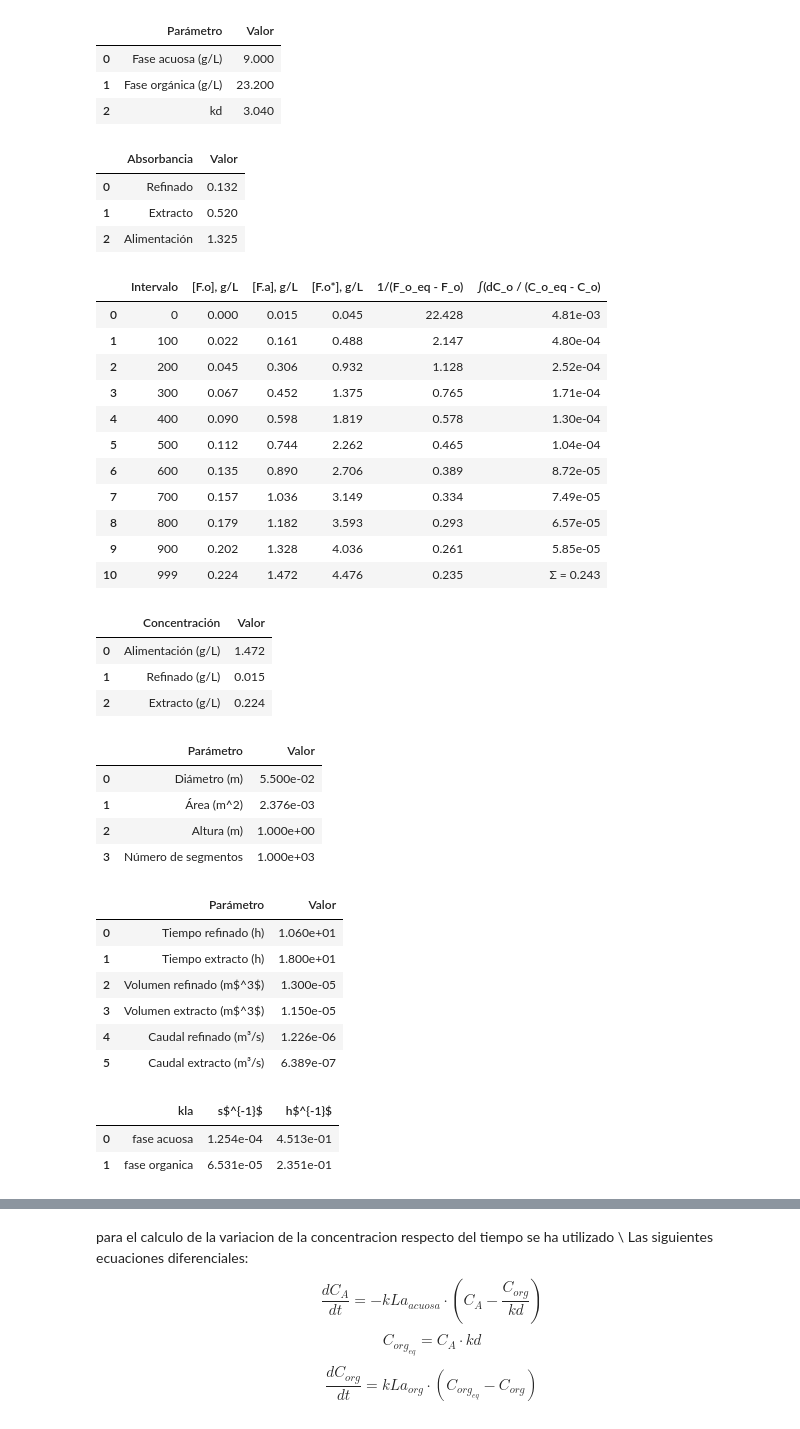
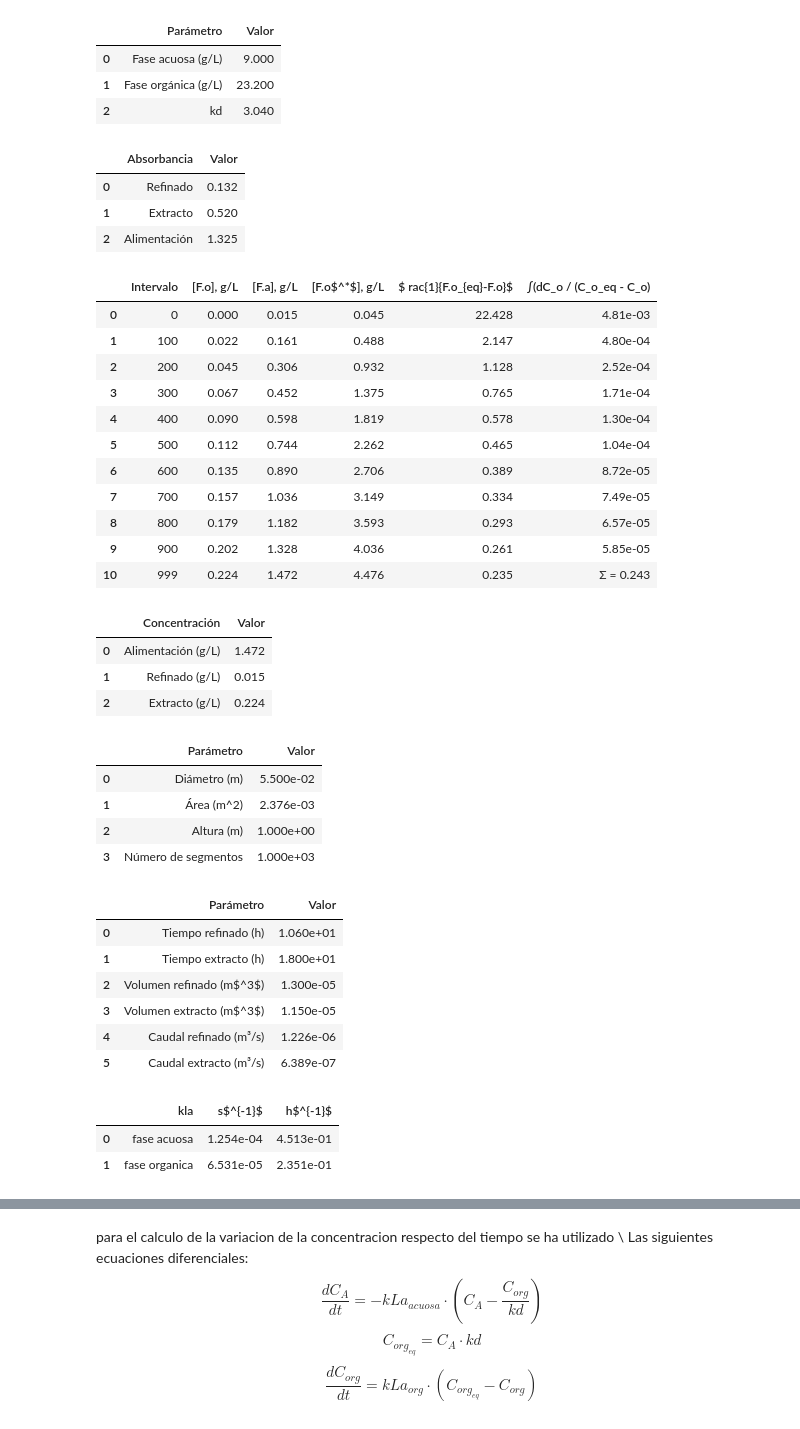
Before and after one commit to ChristianPh404/exp2, a Jupyter notebook: pract13.ipynb, the cells around one changed output, grey strips where cells are left out. Cells and saved outputs as stored; diff of their text form; code cells hidden in the pictures.

```diff
--- a/pract13.ipynb
+++ b/pract13.ipynb
@@ -159,11 +159,11 @@ tabla_resultados = pd.DataFrame({
     'Intervalo': numero_del_intervalo,
     '[F.o], g/L': [cvic[i] for i in numero_del_intervalo],
     '[F.a], g/L': [cli[i] for i in numero_del_intervalo],
-    '[F.o*], g/L': [cveq[i] for i in numero_del_intervalo],
-    '1/(F_o_eq - F_o)': [div[i] for i in numero_del_intervalo],
+    '[F.o$^*$], g/L': [cveq[i] for i in numero_del_intervalo],
+    '$\frac{1}{F.o_{eq}-F.o}$': [div[i] for i in numero_del_intervalo],
     '∫(dC_o / (C_o_eq - C_o)': [f'{intgr[i]:.2e}' if i < N-1 else f'Σ = {np.sum(intgr):.3f}' for i in numero_del_intervalo]
 })
-
+#'1/(F_o_eq - F_o)': [div[i] for i in numero_del_intervalo],
 # Mostrar la tabla
 pd.options.display.float_format = '{:.3f}'.format
 display(tabla_calibracion)
@@ -212,34 +212,34 @@ solucion = odeint(modelo, y0, t, args=(kLa_acuosa, kLa_organica, kd))
 C_A = solucion[:, 0]  # Concentraciones fase acuosa
 C_O = solucion[:, 1]  # Concentraciones fase orgánica
 
 # Graficar los resultados
 plt.figure()
 plt.plot(t, C_A, label='C_A (Fase Acuosa)')
 plt.plot(t, C_O, label='C_O (Fase Orgánica)')
 
 # Graficar la línea límite de la fase orgánica
 C_O_limite = C_A0 - C_A  # Límite máximo de C_O
 plt.plot(t, C_O_limite, label='Límite de C_O (C_A0 - C_A)', linestyle='--')
 
 plt.xlabel('Tiempo (minutos)')
 plt.ylabel('Concentración (g/L)')
 plt.title('Evolución de las concentraciones en ambas fases')
 plt.legend()
 plt.grid(True)
 plt.show()
 # %% [output]
 Comprobación: 0.901%
 [figure]
 [figure]
 |  | Parámetro | Valor |
 | 0 | Fase acuosa (g/L) | 9.000 |
 | 1 | Fase orgánica (g/L) | 23.200 |
 | 2 | kd | 3.040 |
 |  | Absorbancia | Valor |
 | 0 | Refinado | 0.132 |
 | 1 | Extracto | 0.520 |
 | 2 | Alimentación | 1.325 |
-|  | Intervalo | [F.o], g/L | [F.a], g/L | [F.o*], g/L | 1/(F_o_eq - F_o) | ∫(dC_o / (C_o_eq - C_o) |
+|  | Intervalo | [F.o], g/L | [F.a], g/L | [F.o$^*$], g/L | $ rac{1}{F.o_{eq}-F.o}$ | ∫(dC_o / (C_o_eq - C_o) |
 | 0 | 0 | 0.000 | 0.015 | 0.045 | 22.428 | 4.81e-03 |
 | 1 | 100 | 0.022 | 0.161 | 0.488 | 2.147 | 4.80e-04 |
 | 2 | 200 | 0.045 | 0.306 | 0.932 | 1.128 | 2.52e-04 |
```
